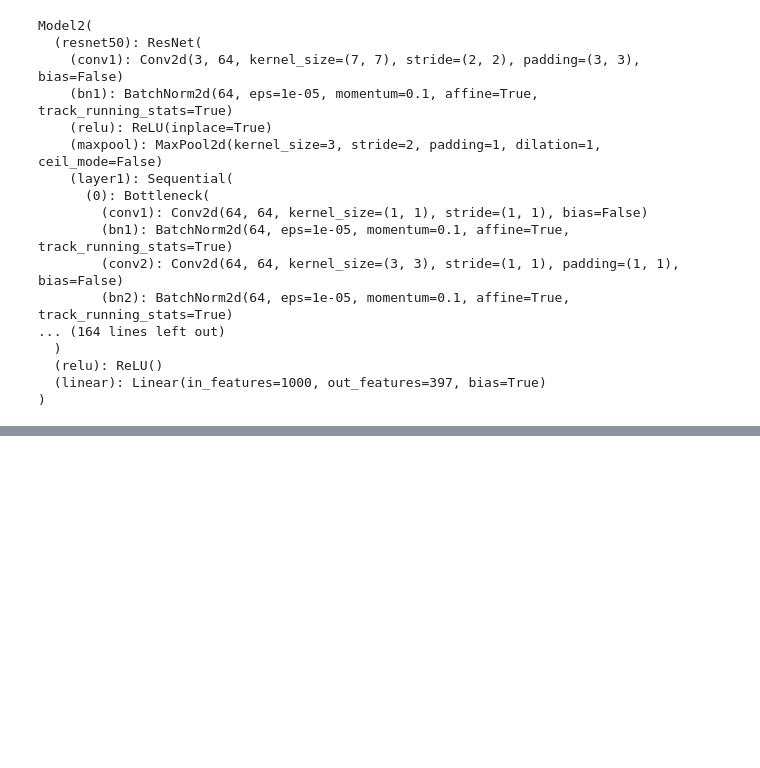
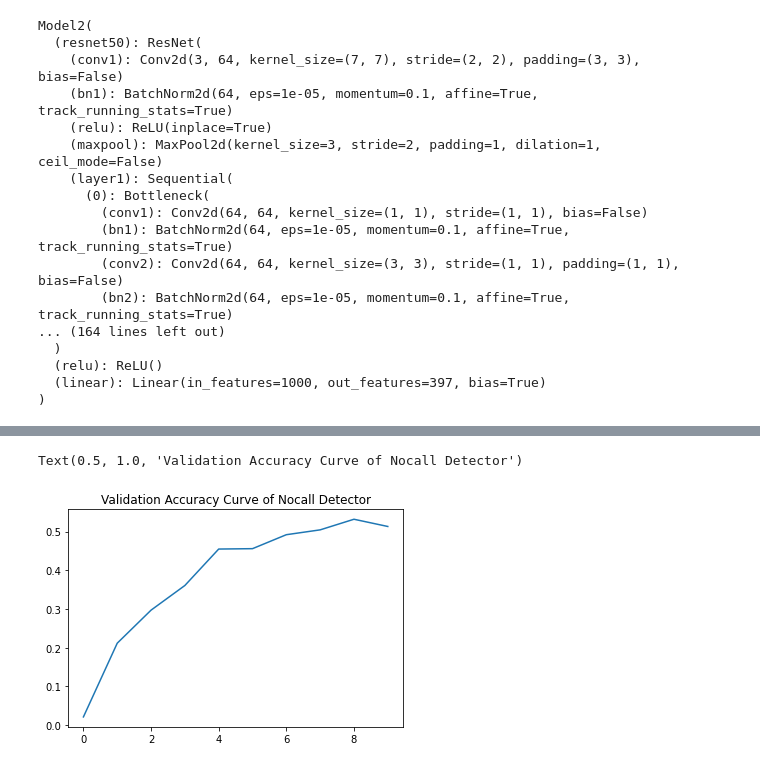
Before and after one commit to young-rae-kim/cs376_final_project, a Jupyter notebook: src/bird_specificator.ipynb, the cells around one changed output, grey strips where cells are left out. Cells and saved outputs as stored; diff of their text form; code cells hidden in the pictures; blank space fills up the shorter version.

```diff
--- a/src/bird_specificator.ipynb
+++ b/src/bird_specificator.ipynb
@@ -365,0 +436,7 @@ RuntimeError: CUDA out of memory. Tried to allocate 94.00 MiB (GPU 0; 12.00 GiB
+# %%
+val_losses = torch.tensor(val_losses, device = 'cpu')
+plt.plot(np.arange(len(val_losses)), val_losses)
+plt.title('Validation Accuracy Curve of Nocall Detector')
+# %% [output]
+Text(0.5, 1.0, 'Validation Accuracy Curve of Nocall Detector')
+[figure, added]
```
Also changed, not shown: parts of 12 cells of this notebook.
